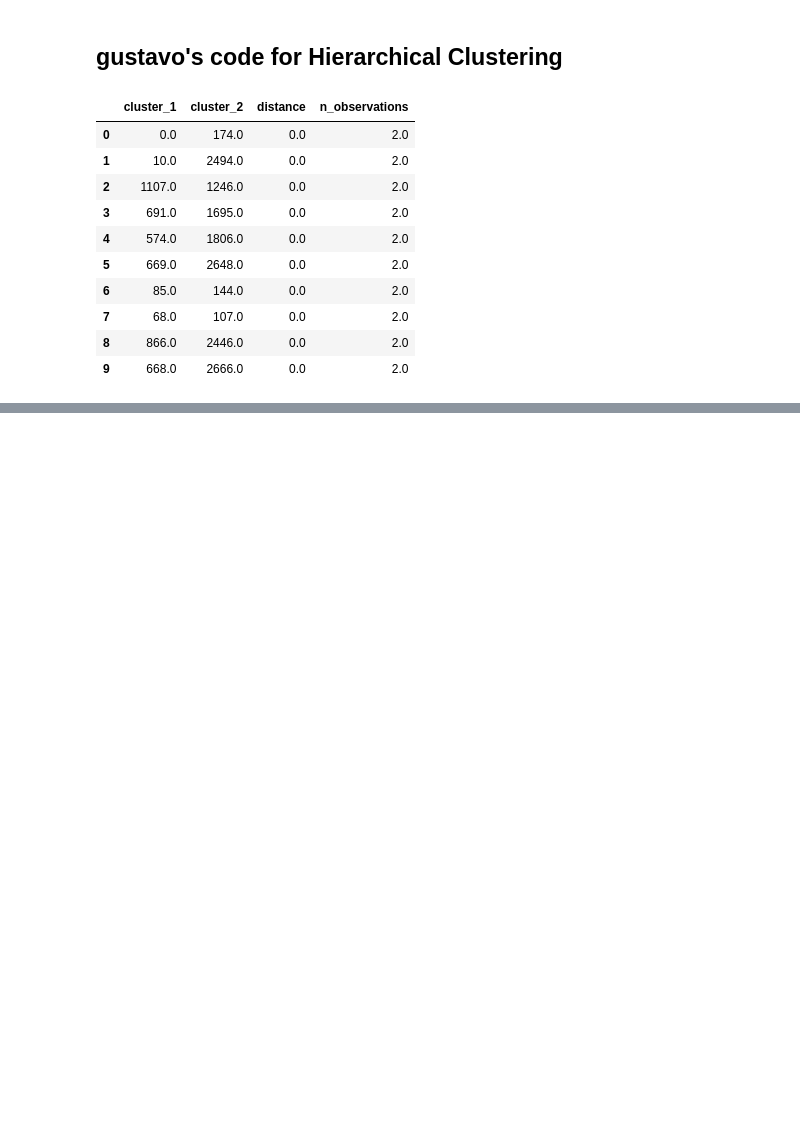
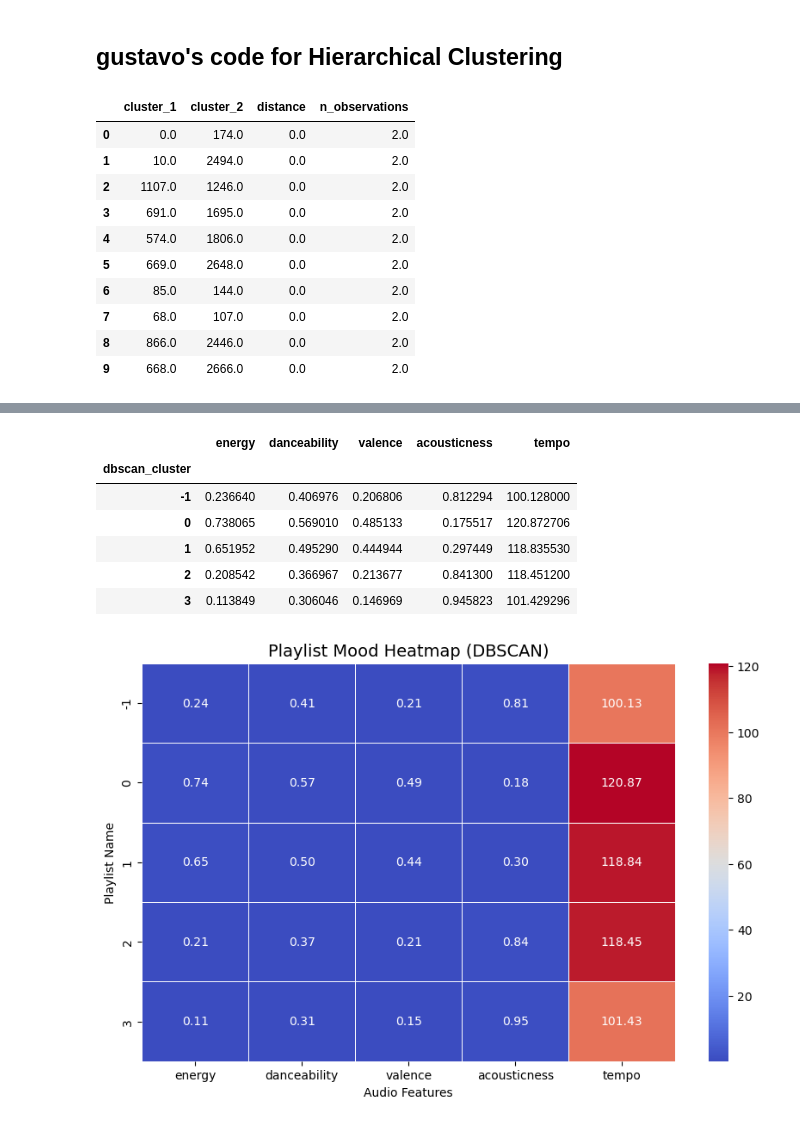
Before and after one commit to Titaniel3/ASDA_2025_Group_1_Portfolio_new, a Jupyter notebook: notebooks/week_11_group_1_notebook.ipynb, the cells around one changed output, grey strips where cells are left out. Saved outputs shown, nothing was run; the diff lists cells and outputs as text; code cells hidden in the pictures; blank space fills up the shorter version.

Commit message:
playlist created

```diff
--- a/notebooks/week_11_group_1_notebook.ipynb
+++ b/notebooks/week_11_group_1_notebook.ipynb
@@ -869,0 +878,30 @@ plt.show()
+# %%
+dbscan_profile = spotify_dbscan.groupby('dbscan_cluster')[[
+    'energy', 'danceability', 'valence', 'acousticness', 'tempo'
+]].mean()
+
+display(dbscan_profile)
+
+plt.figure(figsize=(10, 6))
+
+sns.heatmap(
+    dbscan_profile,
+    annot=True,
+    fmt=".2f",
+    cmap="coolwarm",
+    linewidths=0.5
+)
+
+plt.title("Playlist Mood Heatmap (DBSCAN)", fontsize=14)
+plt.xlabel("Audio Features")
+plt.ylabel("Playlist Name")
+plt.show()
+# %% [output]
+|  | energy | danceability | valence | acousticness | tempo |
+| dbscan_cluster |  |  |  |  |  |
+| -1 | 0.236640 | 0.406976 | 0.206806 | 0.812294 | 100.128000 |
+| 0 | 0.738065 | 0.569010 | 0.485133 | 0.175517 | 120.872706 |
+| 1 | 0.651952 | 0.495290 | 0.444944 | 0.297449 | 118.835530 |
+| 2 | 0.208542 | 0.366967 | 0.213677 | 0.841300 | 118.451200 |
+| 3 | 0.113849 | 0.306046 | 0.146969 | 0.945823 | 101.429296 |
+[figure, added]
```
Also changed, not shown: parts of 12 cells of this notebook, 2 other files.
